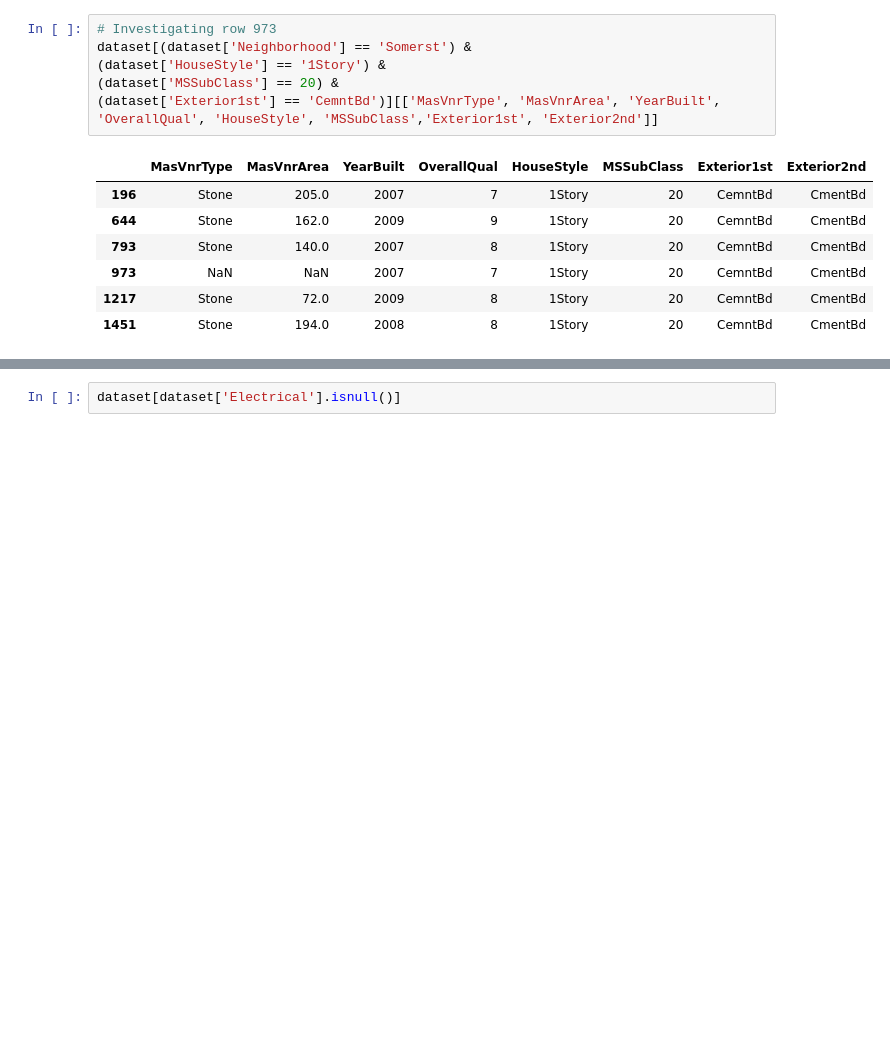
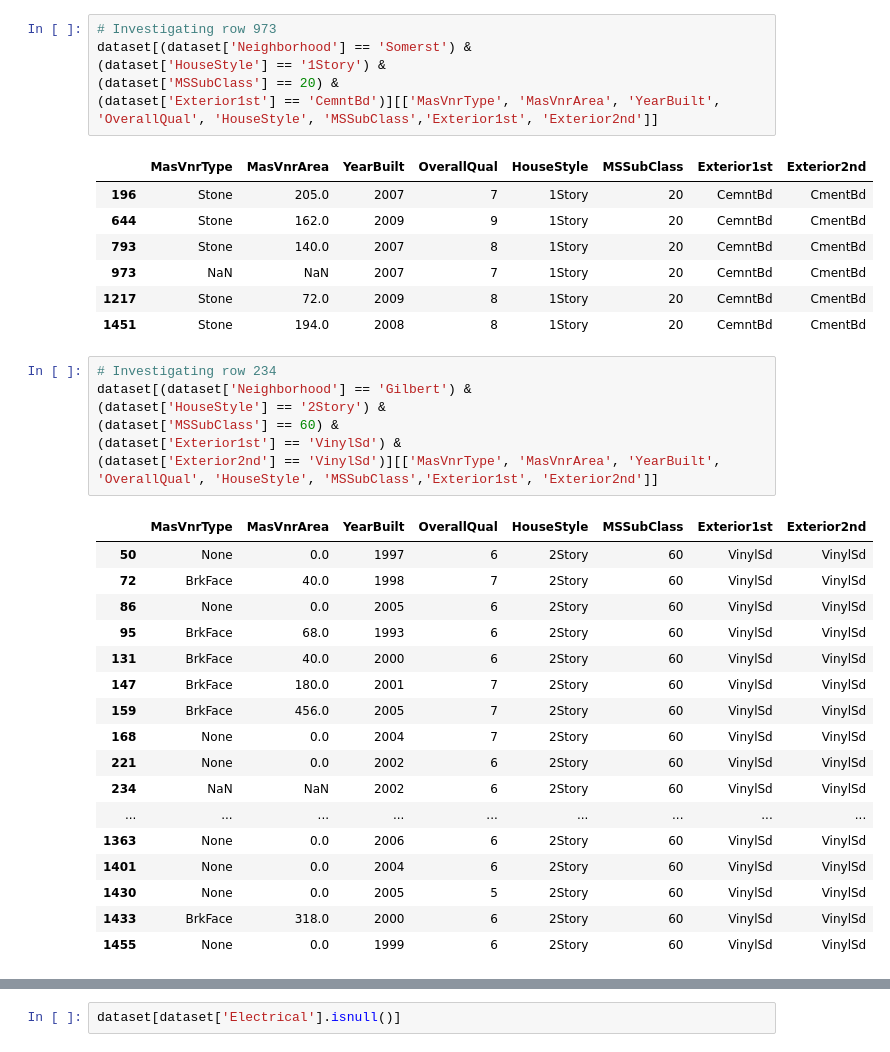
Before and after one commit to kogimurio/house_sales_prediction, a Jupyter notebook: saales_price_predictions.ipynb, the cells around one changed output, grey strips where cells are left out. Cells and saved outputs as stored; diff of their text form; blank space fills up the shorter version.

```diff
--- a/saales_price_predictions.ipynb
+++ b/saales_price_predictions.ipynb
@@ -705,3 +702,28 @@ dataset[(dataset['Neighborhood'] == 'Somerst') &
 | 973 | NaN | NaN | 2007 | 7 | 1Story | 20 | CemntBd | CmentBd |
 | 1217 | Stone | 72.0 | 2009 | 8 | 1Story | 20 | CemntBd | CmentBd |
 | 1451 | Stone | 194.0 | 2008 | 8 | 1Story | 20 | CemntBd | CmentBd |
+# %%
+# Investigating row 234
+dataset[(dataset['Neighborhood'] == 'Gilbert') &
+(dataset['HouseStyle'] == '2Story') &
+(dataset['MSSubClass'] == 60) &
+(dataset['Exterior1st'] == 'VinylSd') &
+(dataset['Exterior2nd'] == 'VinylSd')][['MasVnrType', 'MasVnrArea', 'YearBuilt', 'OverallQual', 'HouseStyle', 'MSSubClass','Exterior1st', 'Exterior2nd']]
+# %% [output]
+|  | MasVnrType | MasVnrArea | YearBuilt | OverallQual | HouseStyle | MSSubClass | Exterior1st | Exterior2nd |
+| 50 | None | 0.0 | 1997 | 6 | 2Story | 60 | VinylSd | VinylSd |
+| 72 | BrkFace | 40.0 | 1998 | 7 | 2Story | 60 | VinylSd | VinylSd |
+| 86 | None | 0.0 | 2005 | 6 | 2Story | 60 | VinylSd | VinylSd |
+| 95 | BrkFace | 68.0 | 1993 | 6 | 2Story | 60 | VinylSd | VinylSd |
+| 131 | BrkFace | 40.0 | 2000 | 6 | 2Story | 60 | VinylSd | VinylSd |
+| 147 | BrkFace | 180.0 | 2001 | 7 | 2Story | 60 | VinylSd | VinylSd |
+| 159 | BrkFace | 456.0 | 2005 | 7 | 2Story | 60 | VinylSd | VinylSd |
+| 168 | None | 0.0 | 2004 | 7 | 2Story | 60 | VinylSd | VinylSd |
+| 221 | None | 0.0 | 2002 | 6 | 2Story | 60 | VinylSd | VinylSd |
+| 234 | NaN | NaN | 2002 | 6 | 2Story | 60 | VinylSd | VinylSd |
+| ... | ... | ... | ... | ... | ... | ... | ... | ... |
+| 1363 | None | 0.0 | 2006 | 6 | 2Story | 60 | VinylSd | VinylSd |
+| 1401 | None | 0.0 | 2004 | 6 | 2Story | 60 | VinylSd | VinylSd |
+| 1430 | None | 0.0 | 2005 | 5 | 2Story | 60 | VinylSd | VinylSd |
+| 1433 | BrkFace | 318.0 | 2000 | 6 | 2Story | 60 | VinylSd | VinylSd |
+| 1455 | None | 0.0 | 1999 | 6 | 2Story | 60 | VinylSd | VinylSd |
```
Also changed, not shown: parts of 9 cells of this notebook.
